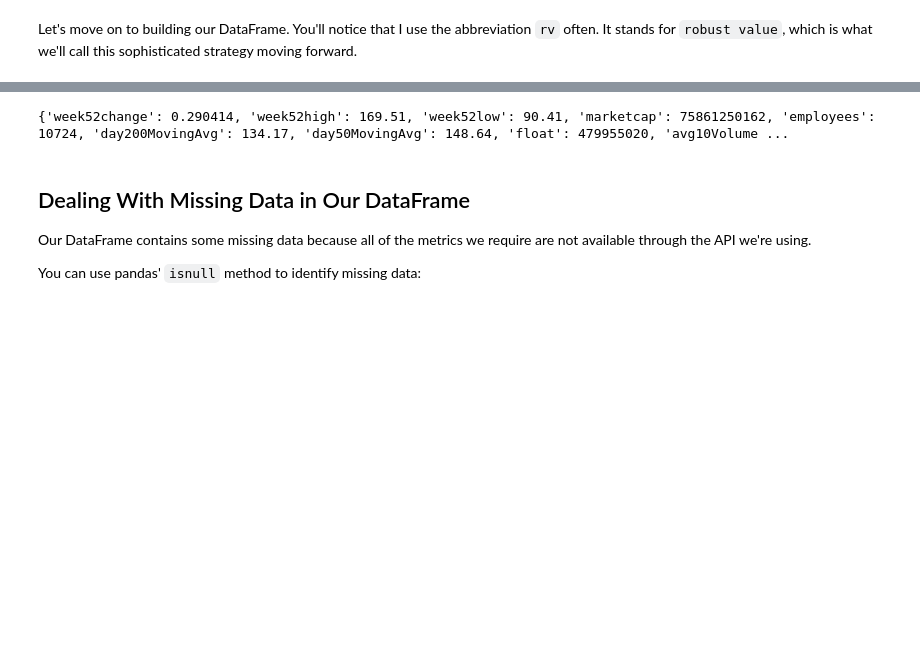
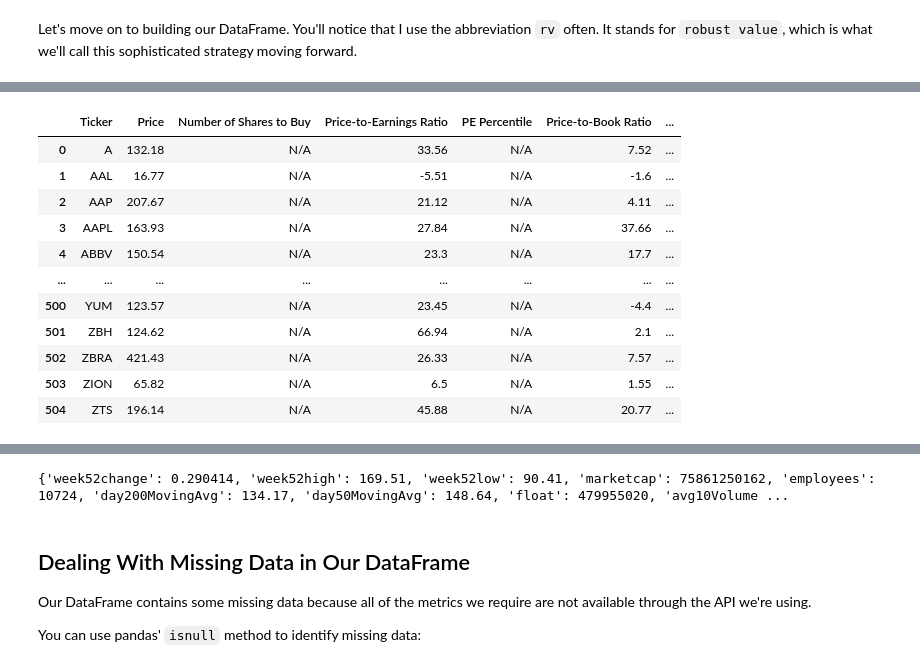
Before and after one commit to KamilWilczek/Learning_Path, a Jupyter notebook: Algotrading/Algorithmic_Trading_Using_Python/003_quantitative_value_strategy_.ipynb, the cells around one changed output, grey strips where cells are left out. Saved outputs shown, nothing was run; the diff lists cells and outputs as text; code cells hidden in the pictures; blank space fills up the shorter version.

```diff
--- a/Algotrading/Algorithmic_Trading_Using_Python/003_quantitative_value_strategy_.ipynb
+++ b/Algotrading/Algorithmic_Trading_Using_Python/003_quantitative_value_strategy_.ipynb
@@ -209,0 +222,96 @@ Let's move on to building our DataFrame. You'll notice that I use the abbreviati
+# %%
+rv_columns = [
+    'Ticker',
+    'Price',
+    'Number of Shares to Buy',
+    'Price-to-Earnings Ratio',
+    'PE Percentile',
+    'Price-to-Book Ratio',
+    'PB Percentile',
+    'Price-to-Sales Ratio',
+    'PS Percentile',
+    'EV/EBITDA',
+    'EV/EBITDA Percentile',
+    'EV/GP',
+    'EV/GP Percentile',
+    'RV Score'
+]
+
+rv_dataframe = pd.DataFrame(columns = rv_columns)
+
+for symbol_string in symbol_strings:
+    batch_api_call_url = f"https://sandbox.iexapis.com/stable/stock/market/batch?symbols={symbol_string}&types=quote,advanced-stats&token={IEX_CLOUD_API_TOKEN}"
+    data = requests.get(batch_api_call_url).json()
+    for symbol in symbol_string.split(","):
+        if symbol == "VIAC":
+            enterprise_value = 0
+            ebitda = 0
+            gross_profit = 0
+            rv_dataframe = rv_dataframe.append(
+                pd.Series(
+                    [symbol, 0, 0, 0, 0, 0, 0, 0, 0, 0, 0, 0, 0, 0], index=rv_columns
+                ),
+                ignore_index=True,
+            )
+        elif symbol == "WLTW":
+            enterprise_value = 0
+            ebitda = 0
+            gross_profit = 0
+            rv_dataframe = rv_dataframe.append(
+                pd.Series(
+                    [symbol, 0, 0, 0, 0, 0, 0, 0, 0, 0, 0, 0, 0, 0], index=rv_columns
+                ),
+                ignore_index=True,
+            )
+        else:
+            enterprise_value = data[symbol]["advanced-stats"]["enterpriseValue"]
+            ebitda = data[symbol]["advanced-stats"]["EBITDA"]
+            gross_profit = data[symbol]["advanced-stats"]["grossProfit"]
+
+            try:
+                ev_to_ebitda = enterprise_value / ebitda
+            except TypeError:
+                ev_to_ebitda = np.NaN
+
+            try:
+                ev_to_gross_profit = enterprise_value / gross_profit
+            except TypeError:
+                ev_to_gross_profit = np.NaN
+
+            rv_dataframe = rv_dataframe.append(
+                pd.Series(
+                    [
+                        symbol,
+                        data[symbol]["quote"]["latestPrice"],
+                        "N/A",
+                        data[symbol]["quote"]["peRatio"],
+                        "N/A",
+                        data[symbol]["advanced-stats"]["priceToBook"],
+                        "N/A",
+                        data[symbol]["advanced-stats"]["priceToSales"],
+                        "N/A",
+                        ev_to_ebitda,
+                        "N/A",
+                        ev_to_gross_profit,
+                        "N/A",
+                        "N/A",
+                    ],
+                    index=rv_columns,
+                ),
+                ignore_index=True,
+            )
+
+rv_dataframe
+# %% [output]
+|  | Ticker | Price | Number of Shares to Buy | Price-to-Earnings Ratio | PE Percentile | Price-to-Book Ratio | ... |
+| 0 | A | 132.18 | N/A | 33.56 | N/A | 7.52 | ... |
+| 1 | AAL | 16.77 | N/A | -5.51 | N/A | -1.6 | ... |
+| 2 | AAP | 207.67 | N/A | 21.12 | N/A | 4.11 | ... |
+| 3 | AAPL | 163.93 | N/A | 27.84 | N/A | 37.66 | ... |
+| 4 | ABBV | 150.54 | N/A | 23.3 | N/A | 17.7 | ... |
+| ... | ... | ... | ... | ... | ... | ... | ... |
+| 500 | YUM | 123.57 | N/A | 23.45 | N/A | -4.4 | ... |
+| 501 | ZBH | 124.62 | N/A | 66.94 | N/A | 2.1 | ... |
+| 502 | ZBRA | 421.43 | N/A | 26.33 | N/A | 7.57 | ... |
+| 503 | ZION | 65.82 | N/A | 6.5 | N/A | 1.55 | ... |
+| 504 | ZTS | 196.14 | N/A | 45.88 | N/A | 20.77 | ... |
```
Also changed, not shown: parts of 9 cells of this notebook.
